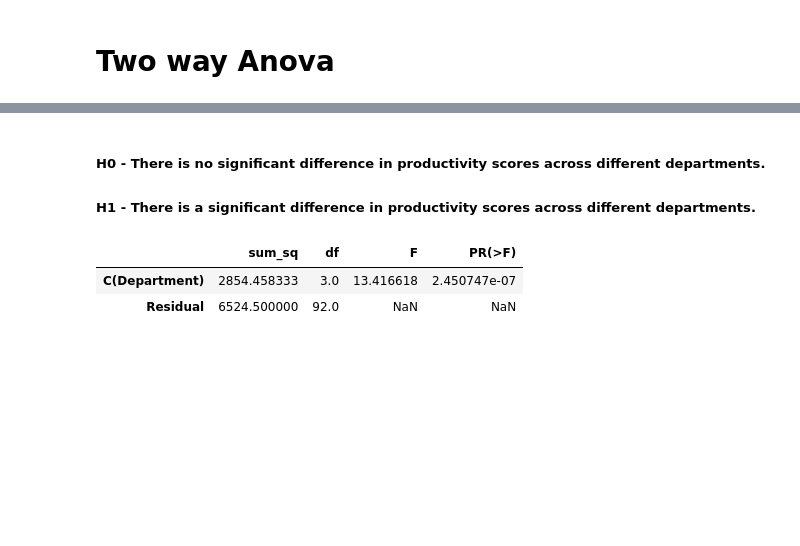
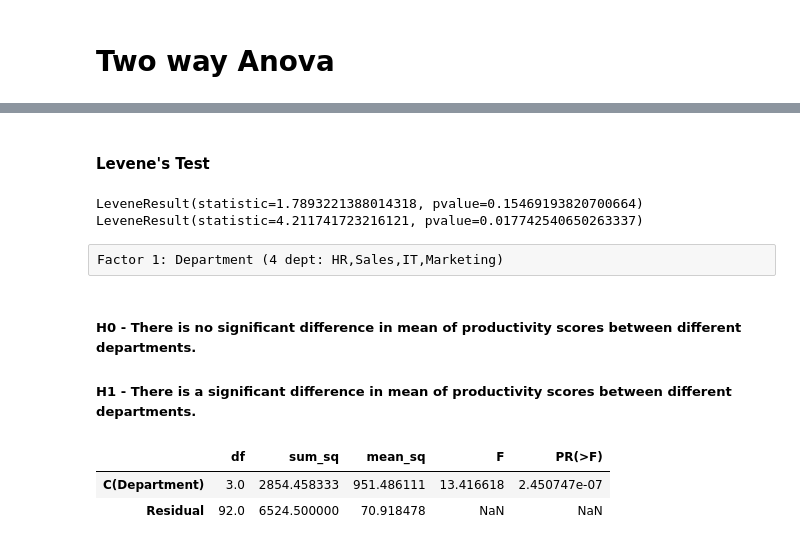
Before and after one commit to Swetha-Creater/Two_way_Anova-Statistics, a Jupyter notebook: Two way anova_deptartment and prod score.ipynb, the cells around one changed output, grey strips where cells are left out. Cells and saved outputs as stored; diff of their text form; code cells hidden in the pictures; blank space fills up the shorter version.

```diff
--- a/Two way anova_deptartment and prod score.ipynb
+++ b/Two way anova_deptartment and prod score.ipynb
@@ -49,0 +73,2 @@ Factor 1: Department (4 dept: HR,Sales,IT,Marketing)
+# %% [markdown]
+#### Levene's Test
@@ -50,13 +77,28 @@ Factor 1: Department (4 dept: HR,Sales,IT,Marketing)
+# %%
+levene_test1 = stats.levene(df[df['Department'] == 'HR']['Productivity_Score'],
+                           df[df['Department'] == 'IT']['Productivity_Score'],
+                           df[df['Department'] == 'Marketing']['Productivity_Score'],
+                           df[df['Department'] == 'Sales']['Productivity_Score'])
+
+levene_test2 = stats.levene(df[df['Experience_Level'] == 'Junior']['Productivity_Score'],
+                           df[df['Experience_Level'] == 'Mid-Level']['Productivity_Score'],
+                           df[df['Experience_Level'] == 'Senior']['Productivity_Score'])
+#stat, p_value = levene(levene_test1, levene_test2)
+print(levene_test1, levene_test2)
+# %% [output]
+LeveneResult(statistic=1.7893221388014318, pvalue=0.15469193820700664) LeveneResult(statistic=4.211741723216121, pvalue=0.017742540650263337)
+# %% [raw]
+Factor 1: Department (4 dept: HR,Sales,IT,Marketing)
 # %% [markdown]
-##### H0 - There is no significant difference in productivity scores across different departments.
-##### H1 - There is a significant difference in productivity scores across different departments.
+##### H0 - There is no significant difference in mean of productivity scores between different departments.
+##### H1 - There is a significant difference in mean of productivity scores between different departments.
 # %%
 model = ols ('Productivity_Score ~ C(Department)',data=df).fit()
-annova_table = sm.stats.anova_lm(model,typ = 2)
+annova_table = sm.stats.anova_lm(model)
 annova_table
 # %% [output]
-|  | sum_sq | df | F | PR(>F) |
-| C(Department) | 2854.458333 | 3.0 | 13.416618 | 2.450747e-07 |
-| Residual | 6524.500000 | 92.0 | NaN | NaN |
+|  | df | sum_sq | mean_sq | F | PR(>F) |
+| C(Department) | 3.0 | 2854.458333 | 951.486111 | 13.416618 | 2.450747e-07 |
+| Residual | 92.0 | 6524.500000 | 70.918478 | NaN | NaN |
 # %% [raw]
 P_value is less than 0.05(significance)
```
Also changed, not shown: parts of 37 cells of this notebook.
